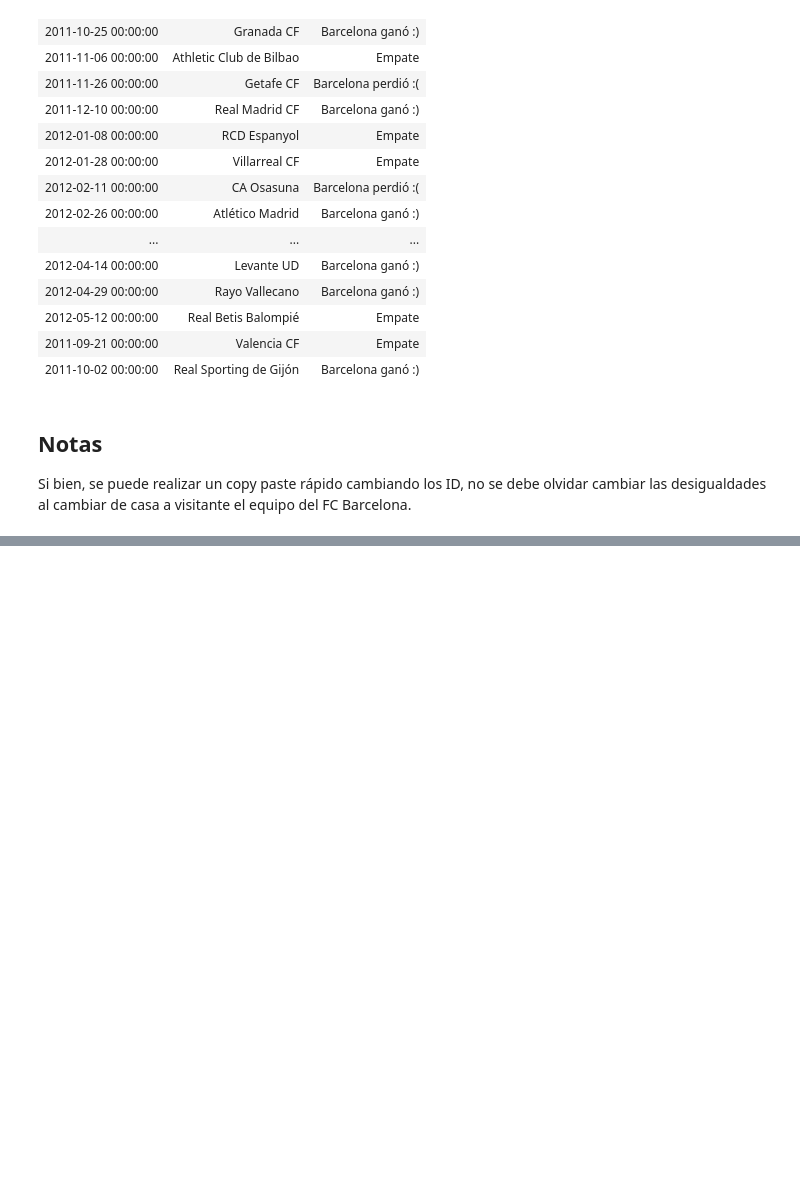
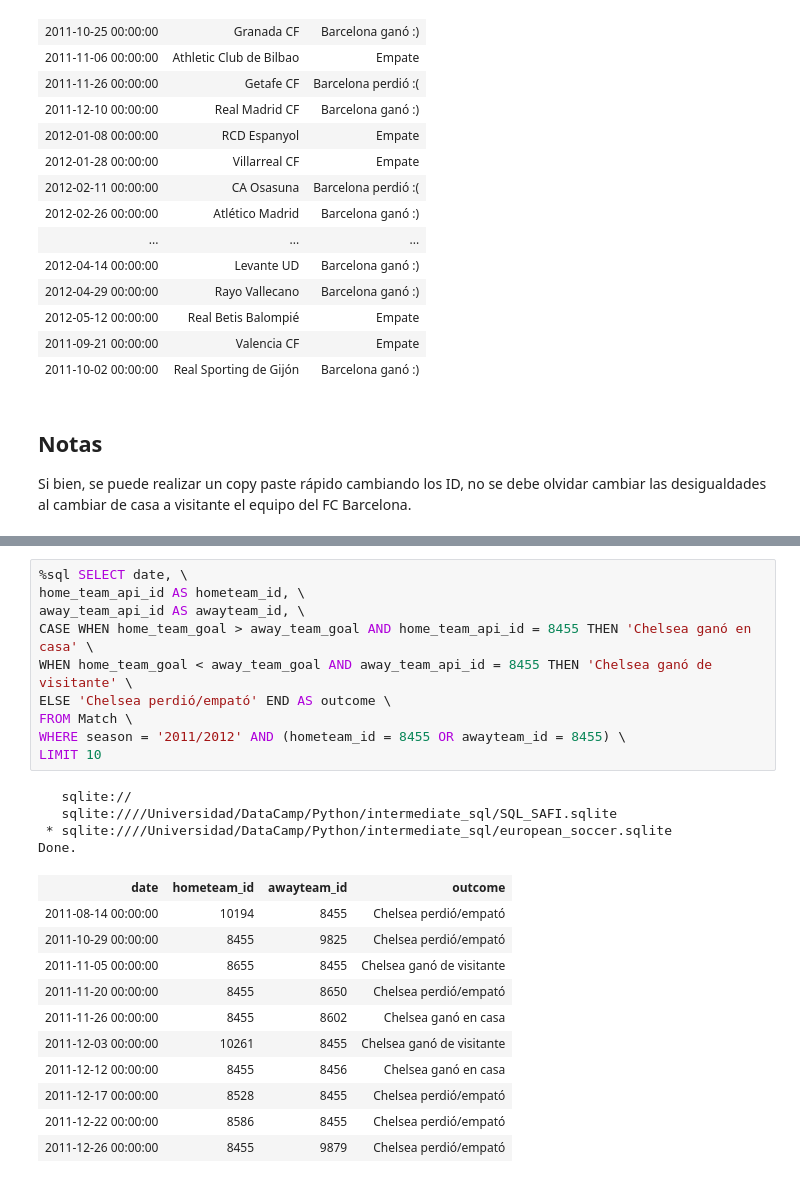
Before and after one commit to adinamarca/notebooks, a Jupyter notebook: SQL/intermediate_sql/notebook.ipynb, the cells around one changed output, grey strips where cells are left out. Saved outputs shown, nothing was run; the diff lists cells and outputs as text; blank space fills up the shorter version.

```diff
--- a/SQL/intermediate_sql/notebook.ipynb
+++ b/SQL/intermediate_sql/notebook.ipynb
@@ -340,0 +398,26 @@ Si bien, se puede realizar un copy paste rápido cambiando los ID, no se debe ol
+# %%
+%sql SELECT date, \
+home_team_api_id AS hometeam_id, \
+away_team_api_id AS awayteam_id, \
+CASE WHEN home_team_goal > away_team_goal AND home_team_api_id = 8455 THEN 'Chelsea ganó en casa' \
+WHEN home_team_goal < away_team_goal AND away_team_api_id = 8455 THEN 'Chelsea ganó de visitante' \
+ELSE 'Chelsea perdió/empató' END AS outcome \
+FROM Match \
+WHERE season = '2011/2012' AND (hometeam_id = 8455 OR awayteam_id = 8455) \
+LIMIT 10
+# %% [output]
+   sqlite://
+   sqlite:////Universidad/DataCamp/Python/intermediate_sql/SQL_SAFI.sqlite
+ * sqlite:////Universidad/DataCamp/Python/intermediate_sql/european_soccer.sqlite
+Done.
+| date | hometeam_id | awayteam_id | outcome |
+| 2011-08-14 00:00:00 | 10194 | 8455 | Chelsea perdió/empató |
+| 2011-10-29 00:00:00 | 8455 | 9825 | Chelsea perdió/empató |
+| 2011-11-05 00:00:00 | 8655 | 8455 | Chelsea ganó de visitante |
+| 2011-11-20 00:00:00 | 8455 | 8650 | Chelsea perdió/empató |
+| 2011-11-26 00:00:00 | 8455 | 8602 | Chelsea ganó en casa |
+| 2011-12-03 00:00:00 | 10261 | 8455 | Chelsea ganó de visitante |
+| 2011-12-12 00:00:00 | 8455 | 8456 | Chelsea ganó en casa |
+| 2011-12-17 00:00:00 | 8528 | 8455 | Chelsea perdió/empató |
+| 2011-12-22 00:00:00 | 8586 | 8455 | Chelsea perdió/empató |
+| 2011-12-26 00:00:00 | 8455 | 9879 | Chelsea perdió/empató |
```
Also changed, not shown: parts of 26 cells of this notebook.
